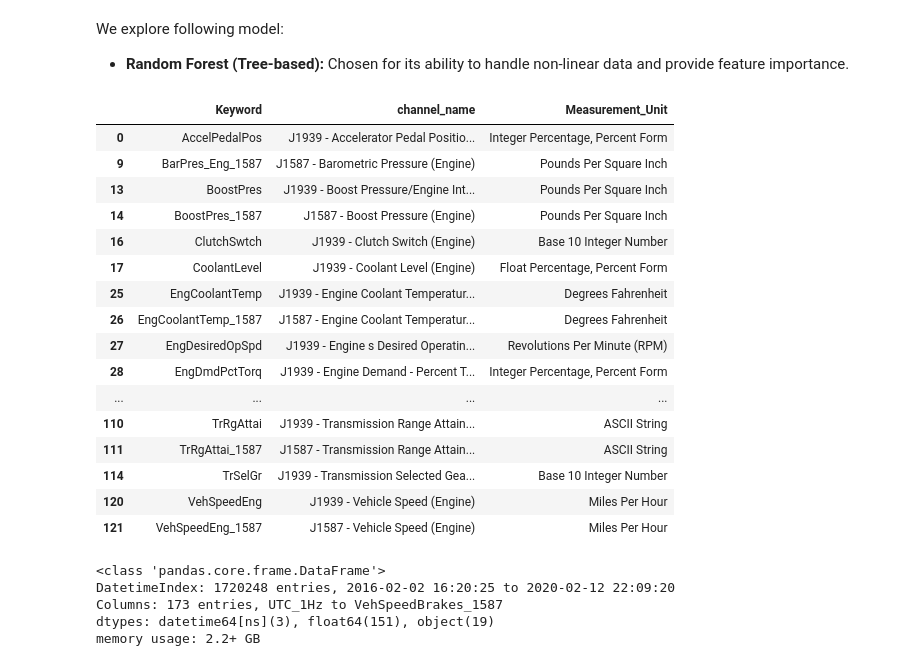
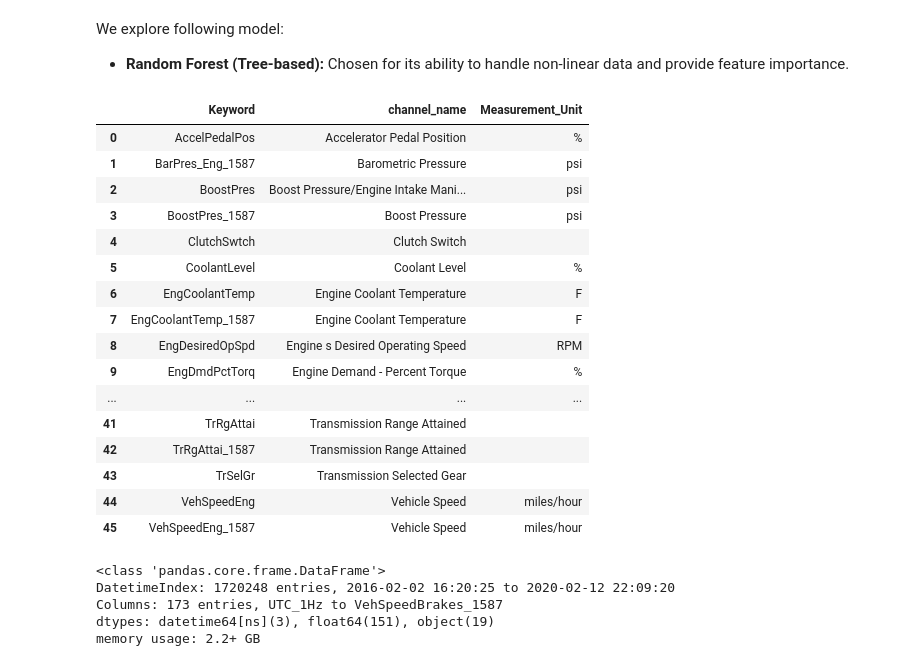
Before and after one commit to gugaumich/Diesel_Truck, a Jupyter notebook: Pre_Processinng.ipynb, the cells around one changed output. Drawn from its saved outputs; the diff is of its cells as text; code cells hidden in the pictures.

```diff
--- a/Pre_Processinng.ipynb
+++ b/Pre_Processinng.ipynb
@@ -85,31 +49,58 @@ We explore following model:
 # %%
 #Read data
 import pandas as pd
-parquet_file_path = 'myDataset_VIN02731_20240119152458450732.parquet'
+parquet_file_path = 'myDataset_VIN02731.parquet'
 df = pd.read_parquet(parquet_file_path)
 #read the channel_name.csv file.  This list was provided by the domain expert on what channels are important for analysis.
 df_channel_name = pd.read_csv('channel_name_with_unit.csv')
-#Select the columns for analysis.  Columns were selected based on what system they are belonged.
-#Engine and Tranmissions are included here.
+
 selected_columns = df_channel_name[df_channel_name['Select']==1]['Keyword'].tolist()
 #create a table of selected colummns and its df_channel_name
 df_channel_name_selected = df_channel_name[df_channel_name['Select']==1]
 df_channel_name_selected[['Keyword', 'channel_name', 'Measurement_Unit']]
+# in the channel name, remove the first 7 characters.  This is to remove the "Engine_" or "Transmission_" prefix and end of the words what is inside the bracket.
+
+df_channel_name_selected.loc[:, 'channel_name'] = df_channel_name_selected['channel_name'].str.split('(').str[0]
+
+# Remove the first 7 characters from 'channel_name'
+df_channel_name_selected.loc[:, 'channel_name'] = df_channel_name_selected['channel_name'].str[7:]
+
+df_channel_name_selected[['Keyword', 'channel_name', 'Measurement_Unit']]
+#convert the measurement unit to engineering unit
+
+df_channel_name_selected.loc[:,'Measurement_Unit'] = df_channel_name_selected['Measurement_Unit'].str.replace('Degrees Fahrenheit', 'F')
+df_channel_name_selected.loc[:,'Measurement_Unit'] = df_channel_name_selected['Measurement_Unit'].str.replace('Pounds Per Square Inch', 'psi')
+df_channel_name_selected.loc[:,'Measurement_Unit'] = df_channel_name_selected['Measurement_Unit'].str.replace('Gallons', 'gallons')
+df_channel_name_selected.loc[:,'Measurement_Unit'] = df_channel_name_selected['Measurement_Unit'].str.replace('Integer Percentage, Percent Form', '%')
+df_channel_name_selected.loc[:,'Measurement_Unit'] = df_channel_name_selected['Measurement_Unit'].str.replace('Base 10 Real Number', '')
+df_channel_name_selected.loc[:,'Measurement_Unit'] = df_channel_name_selected['Measurement_Unit'].str.replace('Float Percentage, Percent Form', '%')
+df_channel_name_selected.loc[:,'Measurement_Unit'] = df_channel_name_selected['Measurement_Unit'].str.replace('Base 10 Integer Number', '')
+df_channel_name_selected.loc[:,'Measurement_Unit'] = df_channel_name_selected['Measurement_Unit'].str.replace('Revolutions Per Minute (RPM)', 'RPM')
+df_channel_name_selected.loc[:,'Measurement_Unit'] = df_channel_name_selected['Measurement_Unit'].str.replace('gal (U.S.) Per Hour', 'gallons/hr')
+df_channel_name_selected.loc[:,'Measurement_Unit'] = df_channel_name_selected['Measurement_Unit'].str.replace('gallons (U.S.) Per Hour', 'gallons/hr')
+df_channel_name_selected.loc[:,'Measurement_Unit'] = df_channel_name_selected['Measurement_Unit'].str.replace('Miles Per Hour', 'miles/hour')
+df_channel_name_selected.loc[:,'Measurement_Unit'] = df_channel_name_selected['Measurement_Unit'].str.replace('ASCII String', '')
+
+# remove the index
+df_channel_name_selected = df_channel_name_selected.reset_index(drop=True)
+#remove the Select column
+df_channel_name_selected = df_channel_name_selected.drop(columns=['Select'])
+df_channel_name_selected
 # %% [output]
 |  | Keyword | channel_name | Measurement_Unit |
-| 0 | AccelPedalPos | J1939 - Accelerator Pedal Positio... | Integer Percentage, Percent Form |
-| 9 | BarPres_Eng_1587 | J1587 - Barometric Pressure (Engine) | Pounds Per Square Inch |
-| 13 | BoostPres | J1939 - Boost Pressure/Engine Int... | Pounds Per Square Inch |
-| 14 | BoostPres_1587 | J1587 - Boost Pressure (Engine) | Pounds Per Square Inch |
-| 16 | ClutchSwtch | J1939 - Clutch Switch (Engine) | Base 10 Integer Number |
-| 17 | CoolantLevel | J1939 - Coolant Level (Engine) | Float Percentage, Percent Form |
-| 25 | EngCoolantTemp | J1939 - Engine Coolant Temperatur... | Degrees Fahrenheit |
-| 26 | EngCoolantTemp_1587 | J1587 - Engine Coolant Temperatur... | Degrees Fahrenheit |
-| 27 | EngDesiredOpSpd | J1939 - Engine s Desired Operatin... | Revolutions Per Minute (RPM) |
-| 28 | EngDmdPctTorq | J1939 - Engine Demand - Percent T... | Integer Percentage, Percent Form |
+| 0 | AccelPedalPos | Accelerator Pedal Position | % |
+| 1 | BarPres_Eng_1587 | Barometric Pressure | psi |
+| 2 | BoostPres | Boost Pressure/Engine Intake Mani... | psi |
+| 3 | BoostPres_1587 | Boost Pressure | psi |
+| 4 | ClutchSwtch | Clutch Switch |  |
+| 5 | CoolantLevel | Coolant Level | % |
+| 6 | EngCoolantTemp | Engine Coolant Temperature | F |
+| 7 | EngCoolantTemp_1587 | Engine Coolant Temperature | F |
+| 8 | EngDesiredOpSpd | Engine s Desired Operating Speed | RPM |
+| 9 | EngDmdPctTorq | Engine Demand - Percent Torque | % |
 | ... | ... | ... | ... |
-| 110 | TrRgAttai | J1939 - Transmission Range Attain... | ASCII String |
-| 111 | TrRgAttai_1587 | J1587 - Transmission Range Attain... | ASCII String |
-| 114 | TrSelGr | J1939 - Transmission Selected Gea... | Base 10 Integer Number |
-| 120 | VehSpeedEng | J1939 - Vehicle Speed (Engine) | Miles Per Hour |
-| 121 | VehSpeedEng_1587 | J1587 - Vehicle Speed (Engine) | Miles Per Hour |
+| 41 | TrRgAttai | Transmission Range Attained |  |
+| 42 | TrRgAttai_1587 | Transmission Range Attained |  |
+| 43 | TrSelGr | Transmission Selected Gear |  |
+| 44 | VehSpeedEng | Vehicle Speed | miles/hour |
+| 45 | VehSpeedEng_1587 | Vehicle Speed | miles/hour |
```
Also changed, not shown: parts of 18 cells of this notebook.
